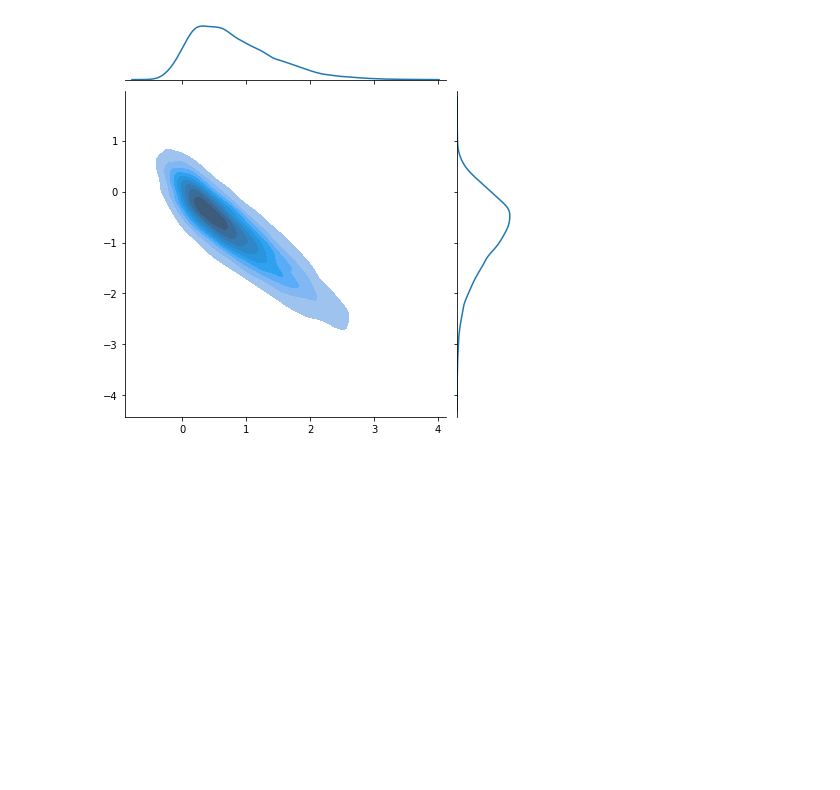
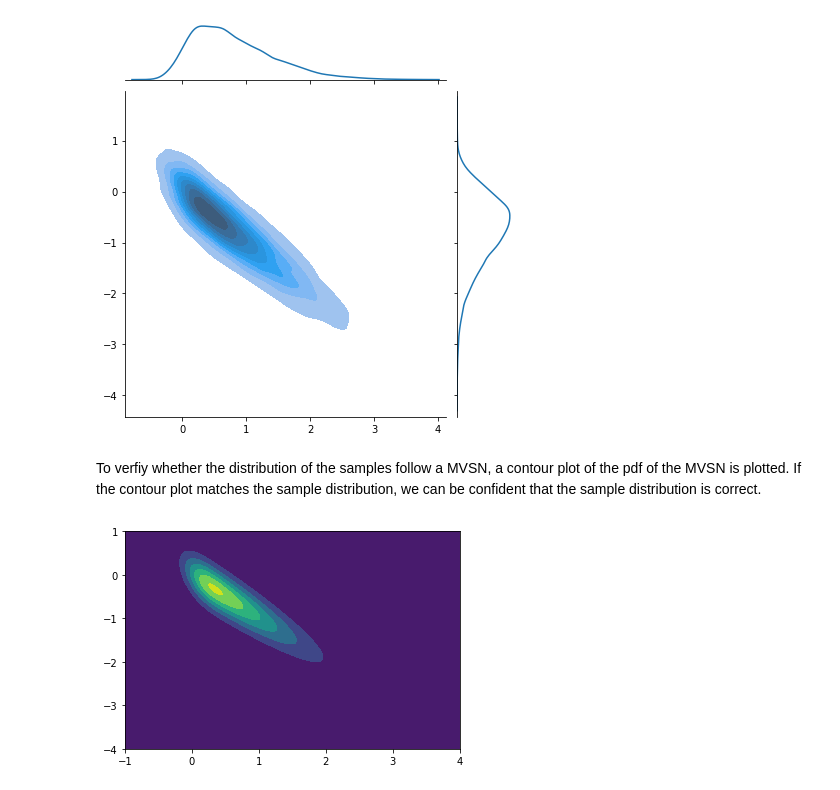
Before and after one commit to capitalone/synthetic-data, a Jupyter notebook: examples/multivar_skew_norm_demo.ipynb, the cells around one changed output. Drawn from its saved outputs; the diff is of its cells as text; code cells hidden in the pictures; blank space fills up the shorter version.

Commit message:
pdf contour plot of the mvsn distribution

```diff
--- a/examples/multivar_skew_norm_demo.ipynb
+++ b/examples/multivar_skew_norm_demo.ipynb
@@ -43,3 +43,18 @@ sns.jointplot(mvsn_samples[:, 0], mvsn_samples[:, 1], kind="kde", shade=True)
 plt.show()
 # %% [output]
 [figure]
+# %% [markdown]
+To verfiy whether the distribution of the samples follow a MVSN, a contour plot of the pdf of the MVSN is plotted.
+If the contour plot matches the sample distribution, we can be confident that the sample distribution is correct.
+# %%
+# pdf contour plot of the mvsn to use as groundtruth to test sample distribution accuracy
+x0 = np.linspace(-1, 4, 1000)
+x1 = np.linspace(-4, 1, 1000)
+X, Y = np.meshgrid(x0, x1)
+XYpairs = np.dstack([X, Y]).reshape(-1, 2)
+pdfs = mvsn.pdf(XYpairs)
+pdfs = pdfs.reshape((1000,1000))
+plt.contourf(X, Y, pdfs)
+plt.show()
+# %% [output]
+[figure, added]
```
